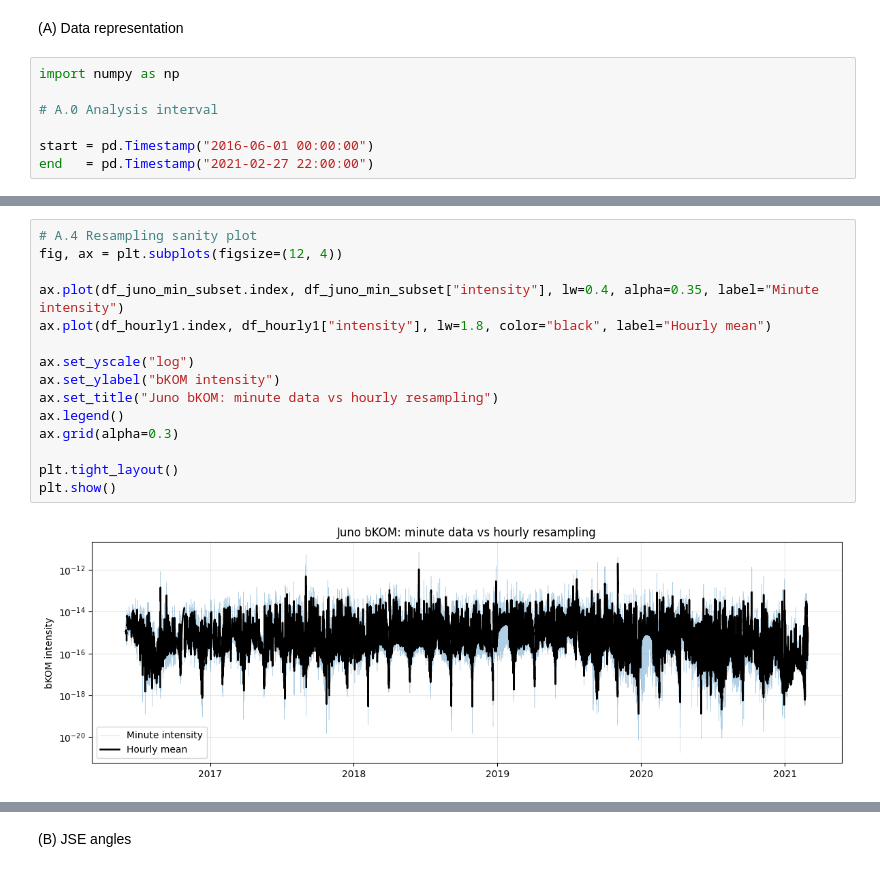
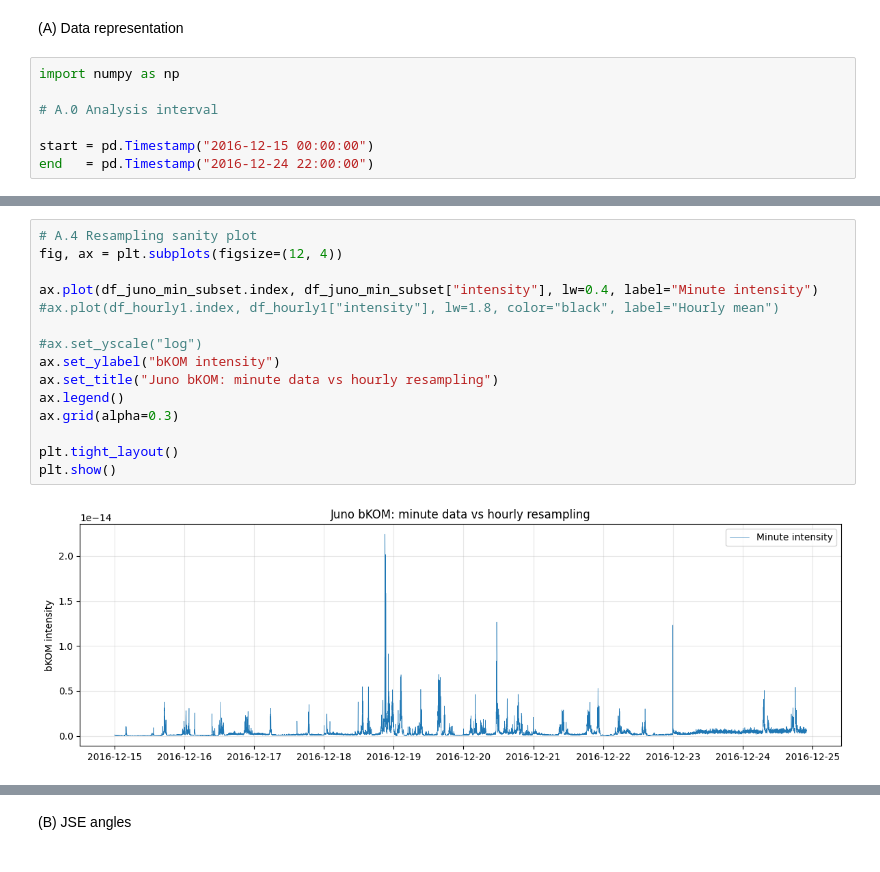
Before and after one commit to Kartav33/ERICA-JS, a Jupyter notebook: 02_event_detection.ipynb, the cells around one changed output, grey strips where cells are left out. Saved outputs shown, nothing was run; the diff lists cells and outputs as text.

```diff
--- a/02_event_detection.ipynb
+++ b/02_event_detection.ipynb
@@ -20,8 +23,8 @@ import numpy as np
 
 # A.0 Analysis interval
 
-start = pd.Timestamp("2016-06-01 00:00:00")
-end   = pd.Timestamp("2021-02-27 22:00:00")
+start = pd.Timestamp("2016-12-15 00:00:00")
+end   = pd.Timestamp("2016-12-24 22:00:00")
 # %%
 # A.1 Build Juno bKOM + distance dataframe
 df_juno_min = pd.DataFrame({"time": pd.to_datetime(time_over_year_sec, unit="s"), "intensity_raw": normalized_integrated_intensity_bKOM, "dist_RJ": obdist})
@@ -57,20 +60,20 @@ Zero fraction             : 0.26%
 # %%
 # A.4 Resampling sanity plot
 fig, ax = plt.subplots(figsize=(12, 4))
 
-ax.plot(df_juno_min_subset.index, df_juno_min_subset["intensity"], lw=0.4, alpha=0.35, label="Minute intensity")
-ax.plot(df_hourly1.index, df_hourly1["intensity"], lw=1.8, color="black", label="Hourly mean")
+ax.plot(df_juno_min_subset.index, df_juno_min_subset["intensity"], lw=0.4, label="Minute intensity")
+#ax.plot(df_hourly1.index, df_hourly1["intensity"], lw=1.8, color="black", label="Hourly mean")
 
-ax.set_yscale("log")
+#ax.set_yscale("log")
 ax.set_ylabel("bKOM intensity")
 ax.set_title("Juno bKOM: minute data vs hourly resampling")
 ax.legend()
 ax.grid(alpha=0.3)
 
 plt.tight_layout()
 plt.show()
 # %% [output]
-[figure, old version]
+[figure, new version]
 # %%
 # A.5 MMESH variables
 P_dyn = MMESH_slicing(start, end, "P_dyn")
```
Also changed, not shown: parts of 13 cells of this notebook, 2 other files.
